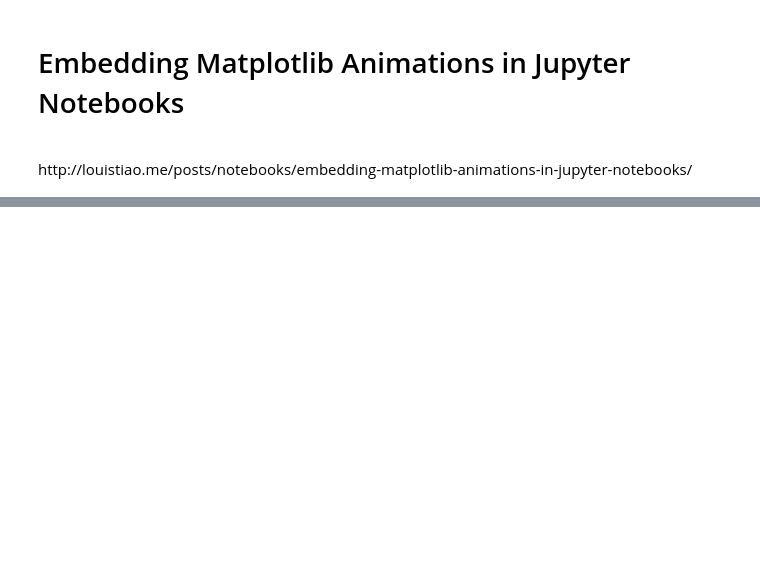
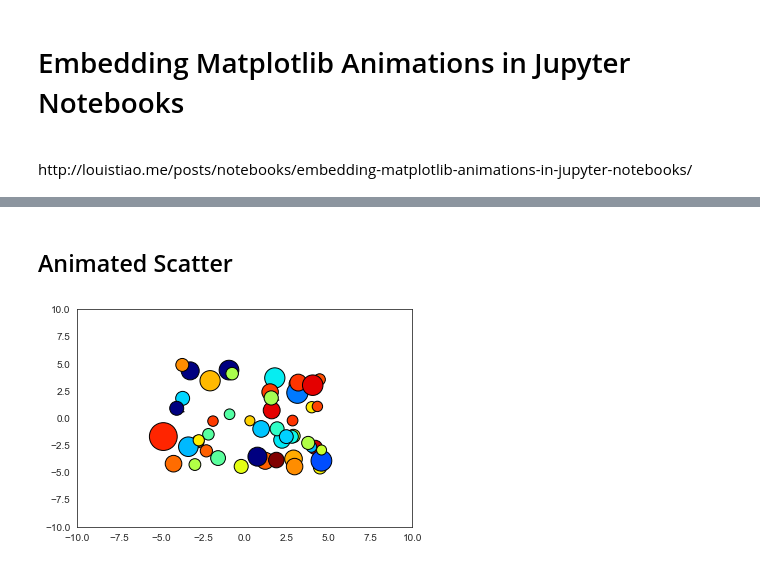
Before and after one commit to BioWar/Python-Machine-Learning, a Jupyter notebook: Simple Matplotlib Animation.ipynb, the cells around one changed output, grey strips where cells are left out. Saved outputs shown, nothing was run; the diff lists cells and outputs as text; code cells hidden in the pictures; blank space fills up the shorter version.

Commit message:
Added Scatter Plot Animation

```diff
--- a/Simple Matplotlib Animation.ipynb
+++ b/Simple Matplotlib Animation.ipynb
@@ -233,0 +199,71 @@ anim
+# %% [markdown]
+## Animated Scatter
+# %%
+import matplotlib.pyplot as plt
+import matplotlib.animation as animation
+import numpy as np
+import seaborn as sns
+
+
+class AnimatedScatter(object):
+    """An animated scatter plot using matplotlib.animations.FuncAnimation"""
+    def __init__(self, numpoints=50):
+        self.numpoints = numpoints
+        self.stream = self.data_stream()
+
+        # Setup the figure and axes
+        self.fig, self.ax = plt.subplots()
+        # Then setup FuncAnimation
+        self.ani = animation.FuncAnimation(self.fig,
+                                           self.update,
+                                           interval=30,
+                                           frames=100,
+                                           init_func=self.setup_plot,
+                                           blit=True)
+
+    def setup_plot(self):
+        """Initial drawing of the scatter plot."""
+        x, y, s, c = next(self.stream).T
+        self.scat = self.ax.scatter(x,
+                                    y,
+                                    c=c,
+                                    s=s,
+                                    vmin=0,
+                                    vmax=1,
+                                    cmap="jet",
+                                    edgecolor="k")
+        self.ax.axis([-10, 10, -10, 10])
+        # For FuncAnimation's sake, we need to return the artist we'll be using
+        # Note that it expects a sequence of artists, thus the trailing comma
+        return self.scat,
+
+    def data_stream(self):
+        """Generate a random walk (browning motion). Datais scaled to produce
+           a soft 'flickering' effect"""
+        xy = (np.random.random((self.numpoints, 2))-0.5)*10
+        s,c = np.random.random((self.numpoints, 2)).T
+        while True:
+            xy += 0.03 * (np.random.random((self.numpoints, 2)) - 0.5)
+            s += 0.05 * (np.random.random(self.numpoints) - 0.5)
+            c += 0.02 * (np.random.random(self.numpoints) - 0.5)
+            yield np.c_[xy[:,0], xy[:,1], s, c]
+
+    def update(self, i):
+        """Update the scatter plot."""
+        data = next(self.stream)
+
+        # Set x and y data
+        self.scat.set_offsets(data[:, :2])
+        # Set sizes
+        self.scat.set_sizes(300 * abs(data[:, 2])**1.5 + 100)
+        # Set colors
+        self.scat.set_array(data[:, 3])
+
+        # For FuncAnimation return a sequence of artists, thus a trailing comma
+        return self.scat,
+
+a = AnimatedScatter()
+#HTML(a.ani.to_html5_video())
+a.ani.save('browning_motion.gif', writer='imagemagick')
+# %% [output]
+[figure, added]
```
Also changed, not shown: parts of 9 cells of this notebook.
